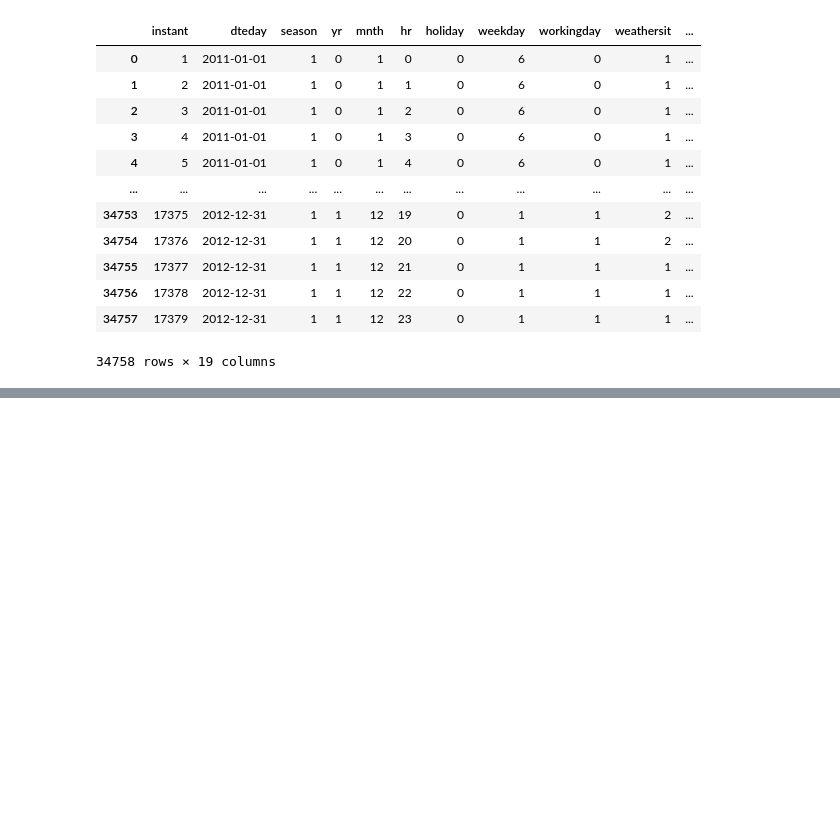
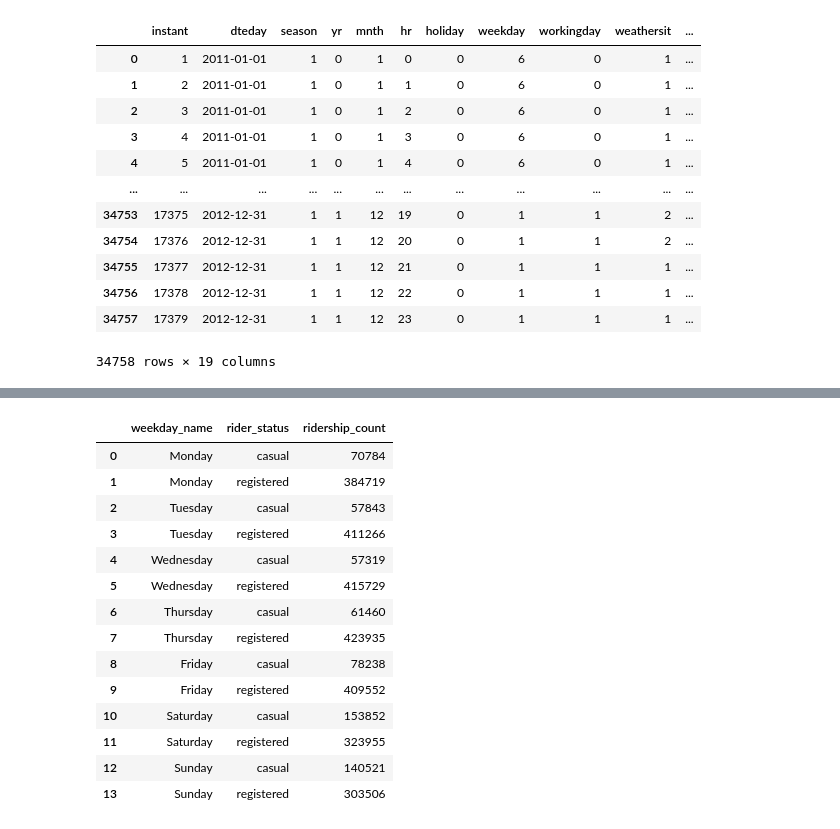
Before and after one commit to sjsu-cs133-s26/team8-capitalbikeshare-ridership, a Jupyter notebook: notebooks/hour.ipynb, the cells around one changed output, grey strips where cells are left out. Cells and saved outputs as stored; diff of their text form; code cells hidden in the pictures; blank space fills up the shorter version.

```diff
--- a/notebooks/hour.ipynb
+++ b/notebooks/hour.ipynb
@@ -379,3 +390,22 @@ line_plot = px.line(
     title='Registered vs Casual Ridership'
 )
 line_plot.show()
+# %%
+grouped_by_day_melted_day = melted_day.groupby(['weekday_name', 'rider_status'])['ridership_count'].sum().reset_index()
+grouped_by_day_melted_day
+# %% [output]
+|  | weekday_name | rider_status | ridership_count |
+| 0 | Monday | casual | 70784 |
+| 1 | Monday | registered | 384719 |
+| 2 | Tuesday | casual | 57843 |
+| 3 | Tuesday | registered | 411266 |
+| 4 | Wednesday | casual | 57319 |
+| 5 | Wednesday | registered | 415729 |
+| 6 | Thursday | casual | 61460 |
+| 7 | Thursday | registered | 423935 |
+| 8 | Friday | casual | 78238 |
+| 9 | Friday | registered | 409552 |
+| 10 | Saturday | casual | 153852 |
+| 11 | Saturday | registered | 323955 |
+| 12 | Sunday | casual | 140521 |
+| 13 | Sunday | registered | 303506 |
```
Also changed, not shown: parts of 4 cells of this notebook.
